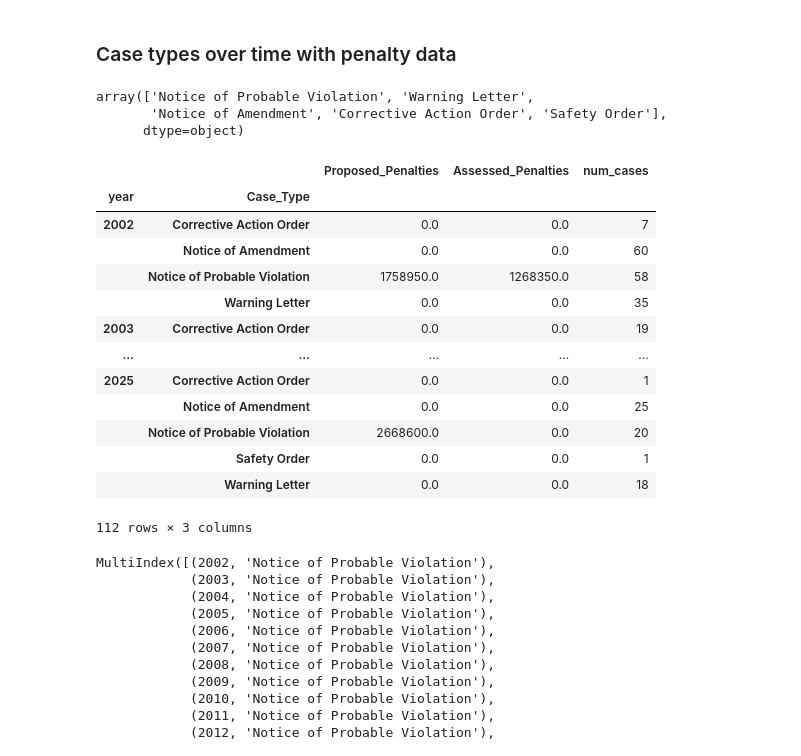
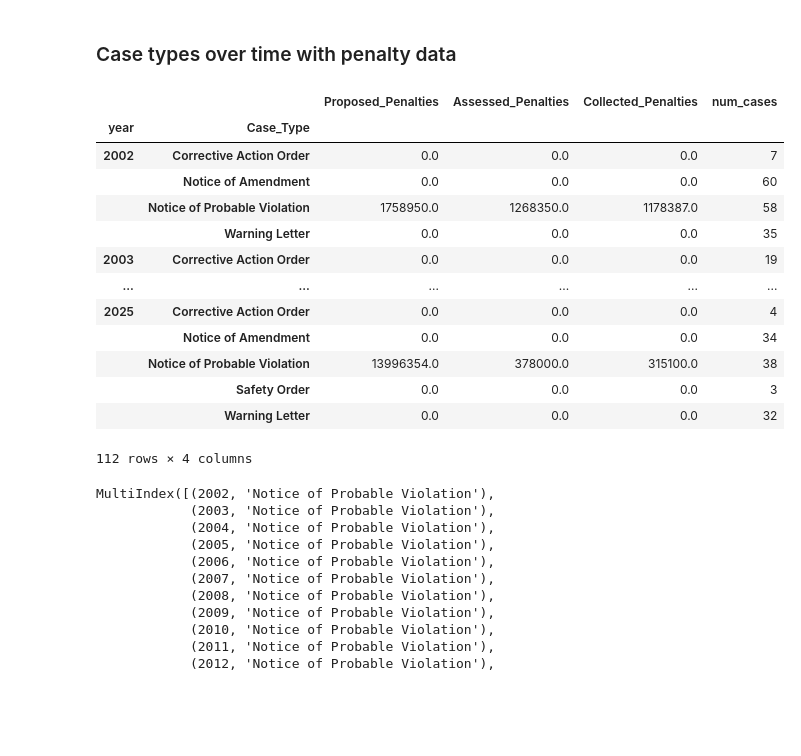
Before and after one commit to edgi-govdata-archiving/PipelineSafety, a Jupyter notebook: phmsa_exploration.ipynb, the cells around one changed output. Saved outputs shown, nothing was run; the diff lists cells and outputs as text; code cells hidden in the pictures; blank space fills up the shorter version.

```diff
--- a/phmsa_exploration.ipynb
+++ b/phmsa_exploration.ipynb
@@ -11,40 +14,44 @@ import matplotlib.pyplot as plt
 # %%
+# set figure output path for github structure
+output_path = "phmsa_enforcement_analysis/Images/"
+
 # import data
-file = r"C:\Users\jenni\Workspaces\Projects\edgi\pipeline_enforcement\data\phmsa_pipeline_enforcement_raw_data.csv"
-data = pd.read_csv(file)
+file = r"/Users/rebeccaorrison/Projects/analysis-projects/enforcement/PipelineSafety/phmsa_enforcement_analysis/Data/2026-01-23_PHMSA_Pipeline_Enforcement_Data.txt"
 
-# create a column with the year value
-data['year'] = data['Opened_Date'].str[-4:].astype(int)
+data = pd.read_csv(file,
+    sep="\t",
+    encoding="latin1"
+)
+
+# convert date to a datetime object and create a column with the year value
+data['Opened_Date'] = pd.to_datetime(data['Opened_Date'])
+data["year"] = data['Opened_Date'].dt.year
 # %%
 #data.columns
 # %% [markdown]
 ### Case types over time with penalty data
 # %%
-data['Case_Type'].unique()
+# data['Case_Type'].unique()
-# %% [output]
-array(['Notice of Probable Violation', 'Warning Letter',
-       'Notice of Amendment', 'Corrective Action Order', 'Safety Order'],
-      dtype=object)
 # %%
 # summarize penalty data by year and case type
-penalties_case_type = data[['year','CPF_Number','Case_Type','Proposed_Penalties','Assessed_Penalties']].groupby(['year','Case_Type']).sum()[['Proposed_Penalties','Assessed_Penalties']]
+penalties_case_type = data[['year','CPF_Number','Case_Type','Proposed_Penalties','Assessed_Penalties', 'Collected_Penalties']].groupby(['year','Case_Type']).sum()[['Proposed_Penalties','Assessed_Penalties','Collected_Penalties']]
 penalties_case_type['num_cases'] = data.groupby(['year','Case_Type']).count().rename(columns={'CPF_Number':'num_cases'})['num_cases']
 penalties_case_type
 # %% [output]
-|  |  | Proposed_Penalties | Assessed_Penalties | num_cases |
-| year | Case_Type |  |  |  |
-| 2002 | Corrective Action Order | 0.0 | 0.0 | 7 |
-|  | Notice of Amendment | 0.0 | 0.0 | 60 |
-|  | Notice of Probable Violation | 1758950.0 | 1268350.0 | 58 |
-|  | Warning Letter | 0.0 | 0.0 | 35 |
-| 2003 | Corrective Action Order | 0.0 | 0.0 | 19 |
-| ... | ... | ... | ... | ... |
-| 2025 | Corrective Action Order | 0.0 | 0.0 | 1 |
-|  | Notice of Amendment | 0.0 | 0.0 | 25 |
-|  | Notice of Probable Violation | 2668600.0 | 0.0 | 20 |
-|  | Safety Order | 0.0 | 0.0 | 1 |
-|  | Warning Letter | 0.0 | 0.0 | 18 |
+|  |  | Proposed_Penalties | Assessed_Penalties | Collected_Penalties | num_cases |
+| year | Case_Type |  |  |  |  |
+| 2002 | Corrective Action Order | 0.0 | 0.0 | 0.0 | 7 |
+|  | Notice of Amendment | 0.0 | 0.0 | 0.0 | 60 |
+|  | Notice of Probable Violation | 1758950.0 | 1268350.0 | 1178387.0 | 58 |
+|  | Warning Letter | 0.0 | 0.0 | 0.0 | 35 |
+| 2003 | Corrective Action Order | 0.0 | 0.0 | 0.0 | 19 |
+| ... | ... | ... | ... | ... | ... |
+| 2025 | Corrective Action Order | 0.0 | 0.0 | 0.0 | 4 |
+|  | Notice of Amendment | 0.0 | 0.0 | 0.0 | 34 |
+|  | Notice of Probable Violation | 13996354.0 | 378000.0 | 315100.0 | 38 |
+|  | Safety Order | 0.0 | 0.0 | 0.0 | 3 |
+|  | Warning Letter | 0.0 | 0.0 | 0.0 | 32 |
-112 rows × 3 columns
+112 rows × 4 columns
 # %%
 # we see that notices of probable violation are the only case type with a penalty associated
 penalties_case_type.loc[penalties_case_type['Proposed_Penalties'] > 0.0].index
```
Also changed, not shown: parts of 9 cells of this notebook, 4 other files.
